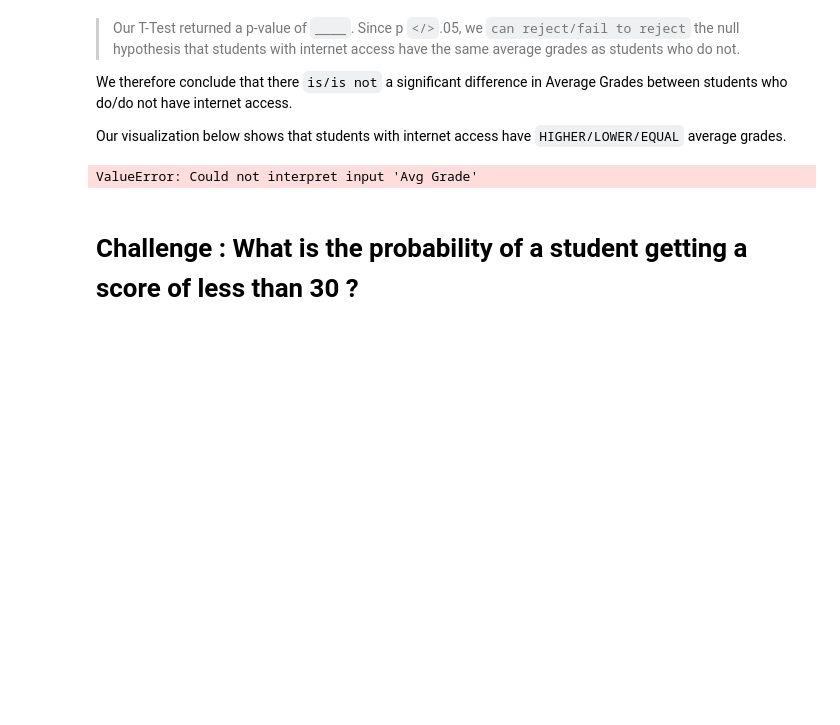
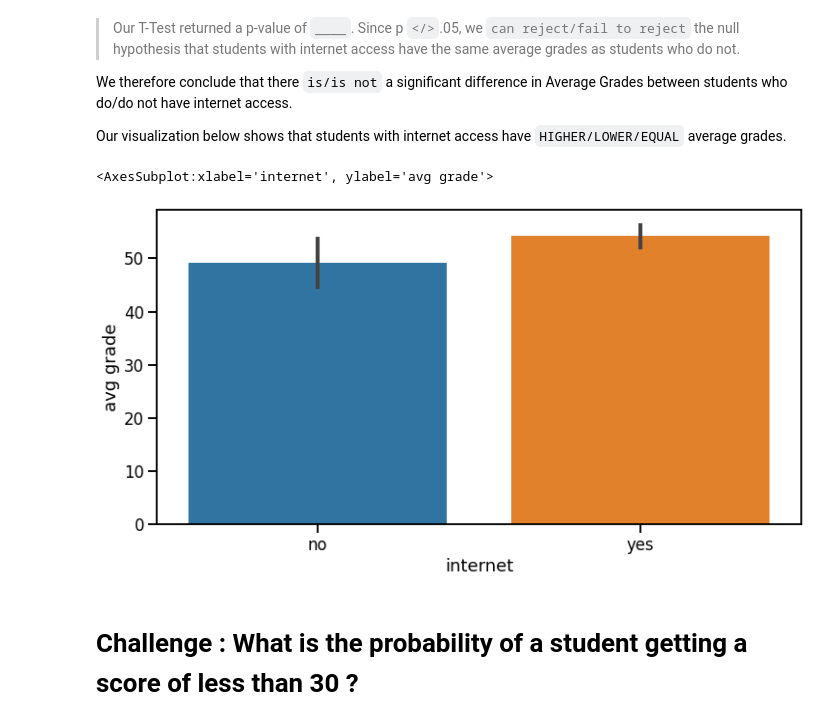
Before and after one commit to coding-dojo-data-science/data-enrichment-wk15-lect01-codealong, a Jupyter notebook: testClass - From Distributions to Hypothesis.ipynb, the cells around one changed output. Drawn from its saved outputs; the diff is of its cells as text; code cells hidden in the pictures; blank space fills up the shorter version.

```diff
--- a/testClass - From Distributions to Hypothesis.ipynb
+++ b/testClass - From Distributions to Hypothesis.ipynb
@@ -288,9 +334,10 @@ We therefore conclude that there `is/is not` a significant difference in Average
 Our visualization below shows that students with internet access have `HIGHER/LOWER/EQUAL` average grades.
 # %%
 ## Add a summary visual to support our results.
-sns.barplot(data=df, x='internet',y='Avg Grade')
+sns.barplot(data=df, x='internet',y='avg grade')
 # %% [output]
-ValueError: Could not interpret input 'Avg Grade'
+<AxesSubplot:xlabel='internet', ylabel='avg grade'>
+[figure, added]
 # %% [markdown]
 # Challenge : What is the probability of a student getting a score of less than 30 ?
 # %%
```
Also changed, not shown: parts of 9 cells of this notebook, 1 other file.
